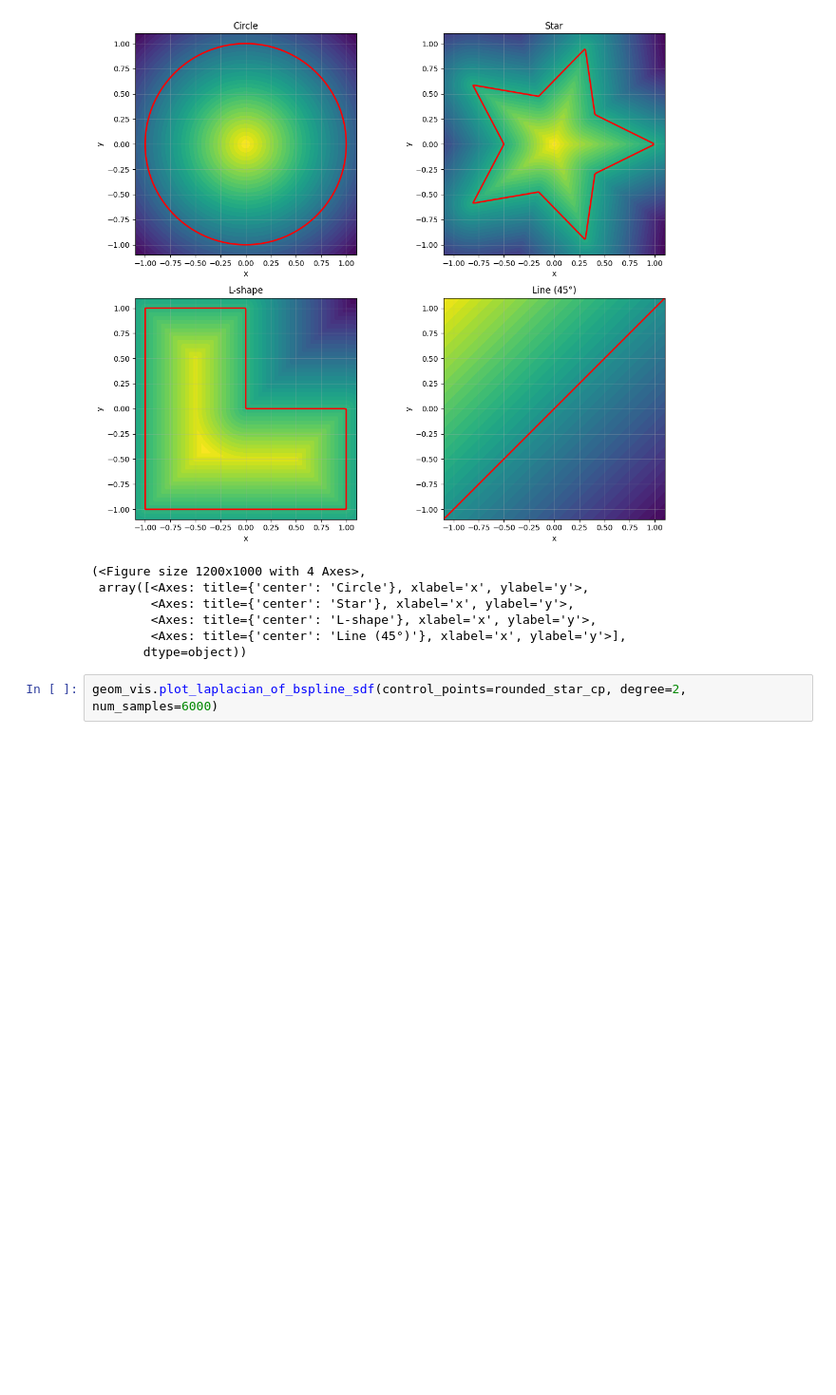
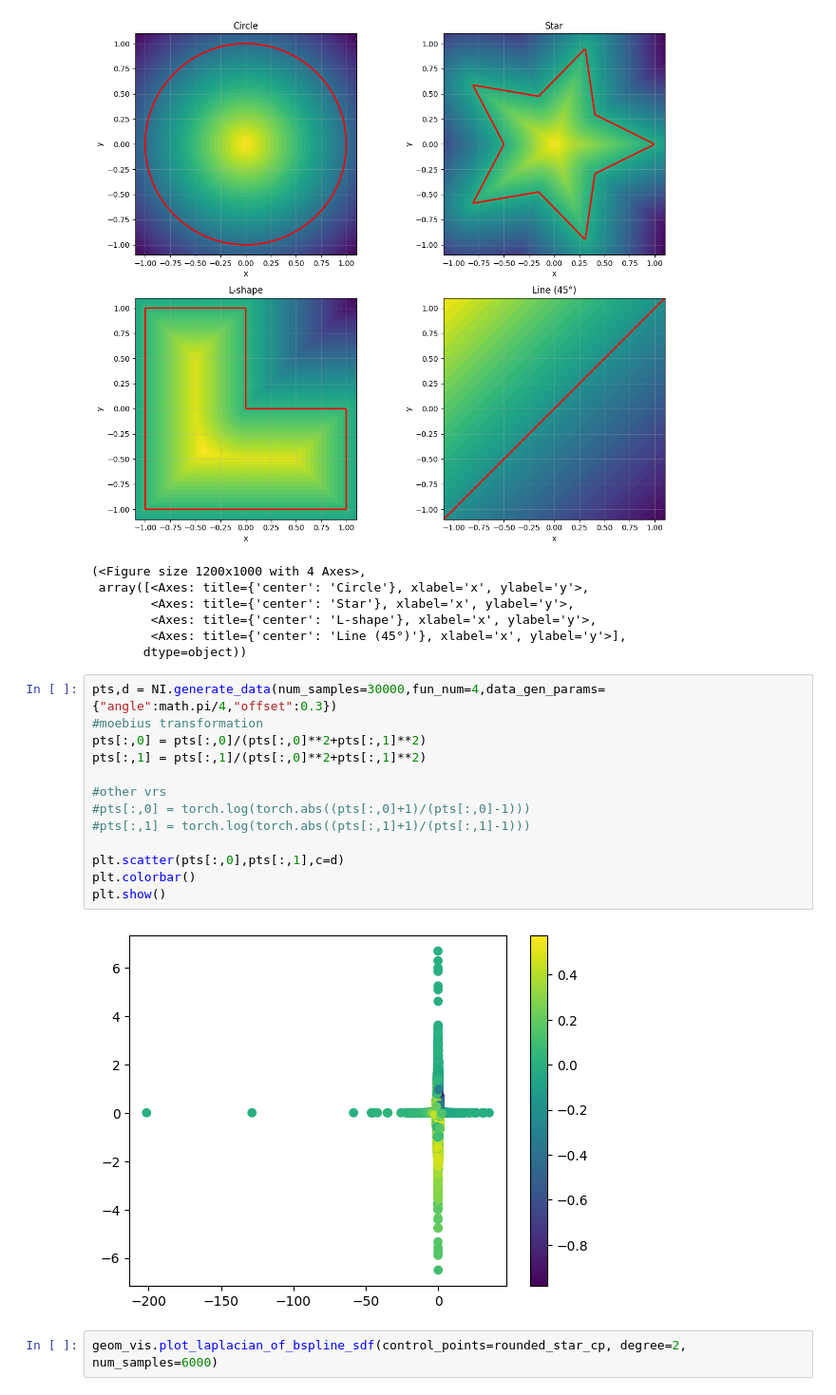
Before and after one commit to csgellert/NeuralIGA, a Jupyter notebook: Neural iga/NeuralSDF/neural_implicit.ipynb, the cells around one changed output. Shown at 95% size. Saved outputs shown, nothing was run; the diff lists cells and outputs as text; blank space fills up the shorter version.

```diff
--- a/Neural iga/NeuralSDF/neural_implicit.ipynb
+++ b/Neural iga/NeuralSDF/neural_implicit.ipynb
@@ -26,6 +26,21 @@ SDF.visualize_all_standard_testcases(N=150, device=torch.device("cuda" if torch.
         <Axes: title={'center': 'L-shape'}, xlabel='x', ylabel='y'>,
         <Axes: title={'center': 'Line (45°)'}, xlabel='x', ylabel='y'>],
        dtype=object))
+# %%
+pts,d = NI.generate_data(num_samples=30000,fun_num=4,data_gen_params={"angle":math.pi/4,"offset":0.3})
+#moebius transformation
+pts[:,0] = pts[:,0]/(pts[:,0]**2+pts[:,1]**2)
+pts[:,1] = pts[:,1]/(pts[:,0]**2+pts[:,1]**2)
+
+#other vrs
+#pts[:,0] = torch.log(torch.abs((pts[:,0]+1)/(pts[:,0]-1)))
+#pts[:,1] = torch.log(torch.abs((pts[:,1]+1)/(pts[:,1]-1)))
+
+plt.scatter(pts[:,0],pts[:,1],c=d)
+plt.colorbar()
+plt.show()
+# %% [output]
+[figure, added]
 # %%
 geom_vis.plot_laplacian_of_bspline_sdf(control_points=rounded_star_cp, degree=2, num_samples=6000)
 # %% [output]
```
Also changed, not shown: 7 other files.
